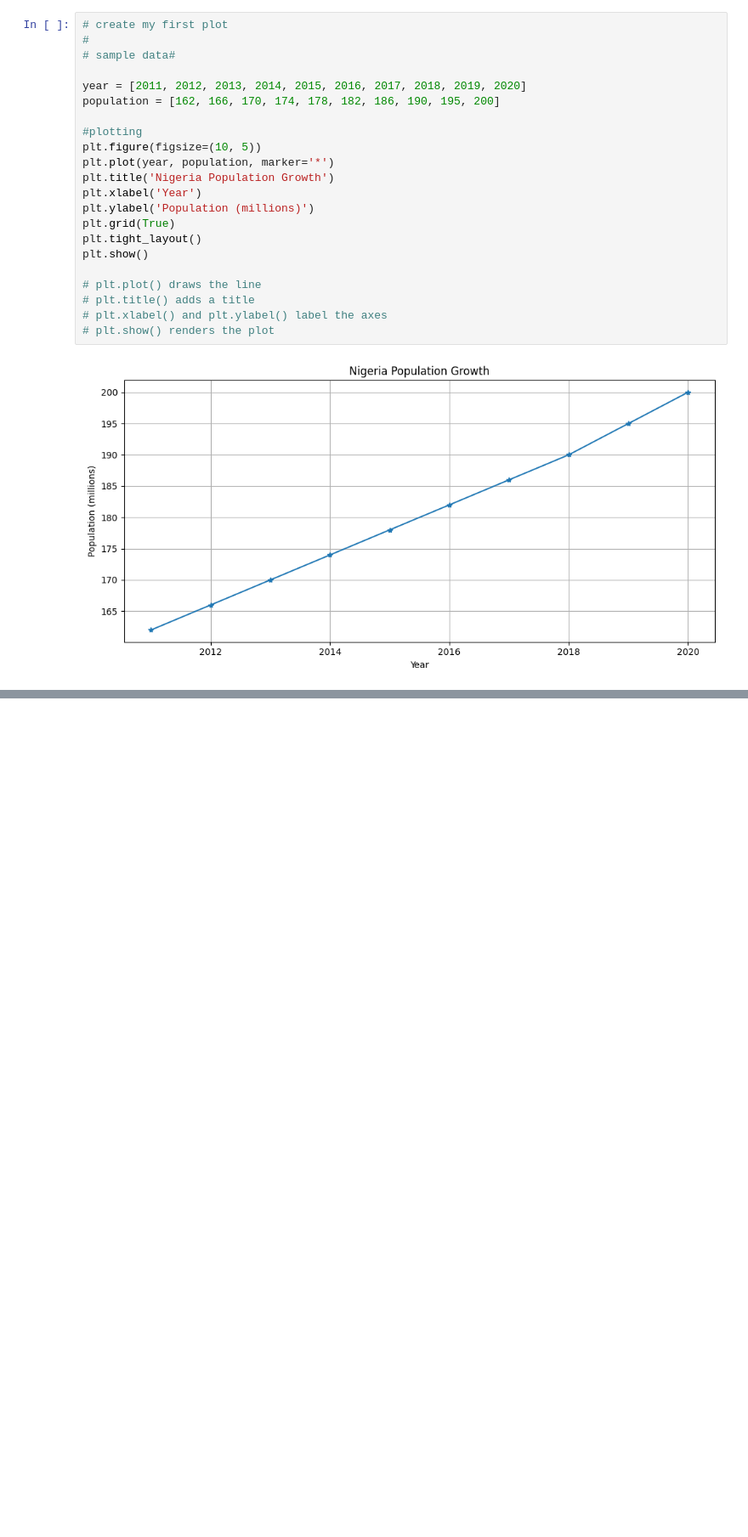
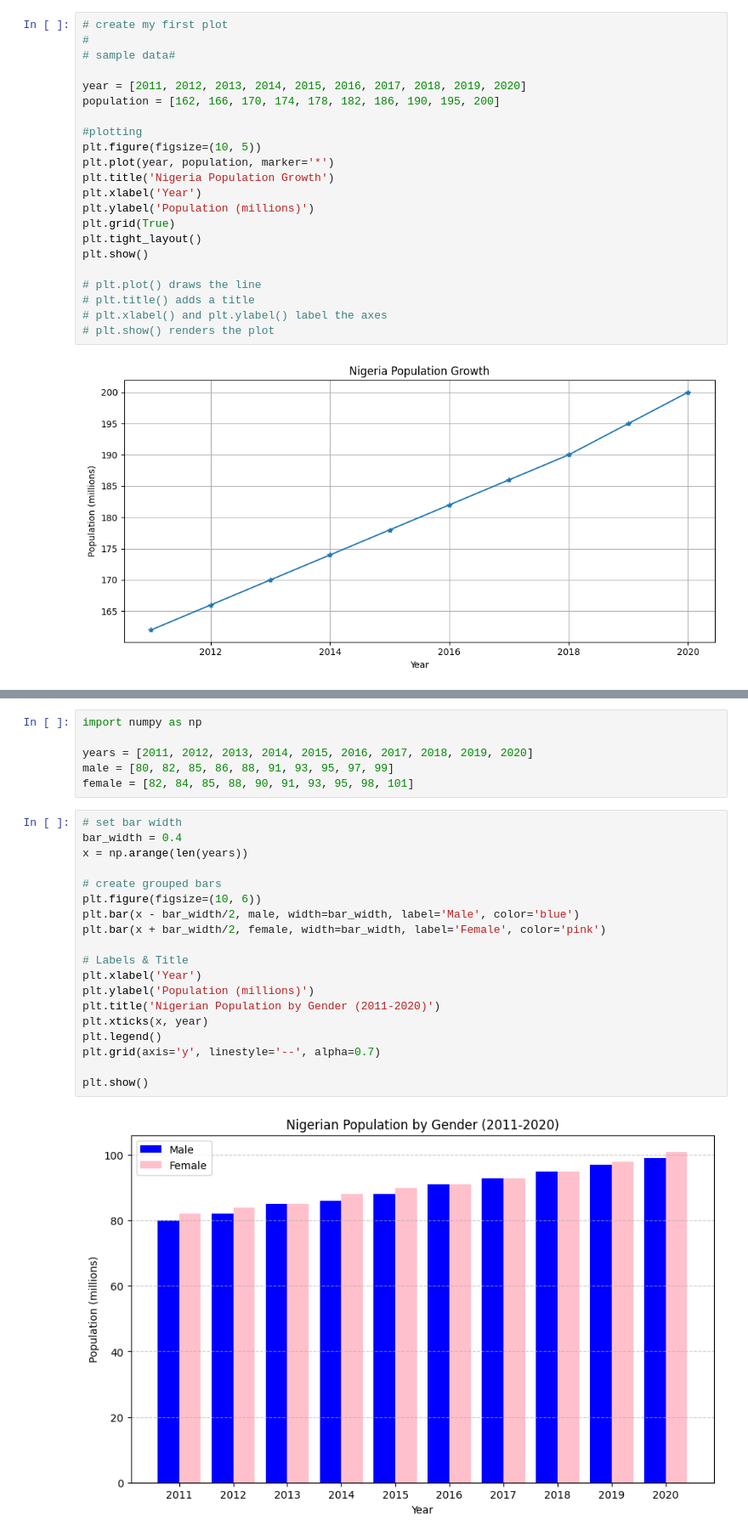
Before and after one commit to ElizabethOgbee/Data-Analytics-Python, a Jupyter notebook: pandas/zmatlip1_intro.ipynb, the cells around one changed output, grey strips where cells are left out. Shown at 85% size. Drawn from its saved outputs; the diff is of its cells as text; blank space fills up the shorter version.

```diff
--- a/pandas/zmatlip1_intro.ipynb
+++ b/pandas/zmatlip1_intro.ipynb
@@ -63,0 +85,27 @@ plt.show()
+# %%
+import numpy as np
+
+years = [2011, 2012, 2013, 2014, 2015, 2016, 2017, 2018, 2019, 2020]
+male = [80, 82, 85, 86, 88, 91, 93, 95, 97, 99]
+female = [82, 84, 85, 88, 90, 91, 93, 95, 98, 101]
+# %%
+# set bar width
+bar_width = 0.4
+x = np.arange(len(years))
+
+# create grouped bars
+plt.figure(figsize=(10, 6))
+plt.bar(x - bar_width/2, male, width=bar_width, label='Male', color='blue')
+plt.bar(x + bar_width/2, female, width=bar_width, label='Female', color='pink')
+
+# Labels & Title
+plt.xlabel('Year')
+plt.ylabel('Population (millions)')
+plt.title('Nigerian Population by Gender (2011-2020)')
+plt.xticks(x, year)
+plt.legend()
+plt.grid(axis='y', linestyle='--', alpha=0.7)
+
+plt.show()
+# %% [output]
+[figure, added]
```
Also changed, not shown: parts of 5 cells of this notebook.
